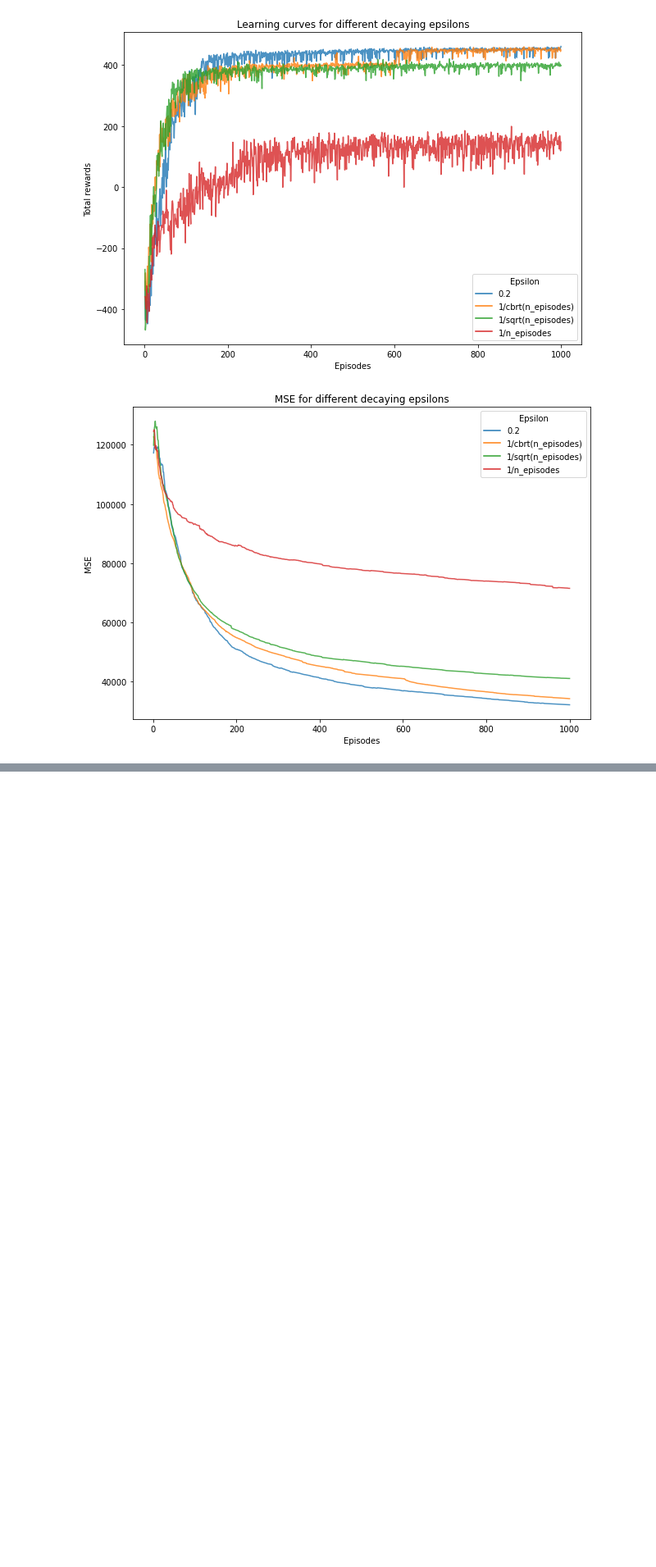
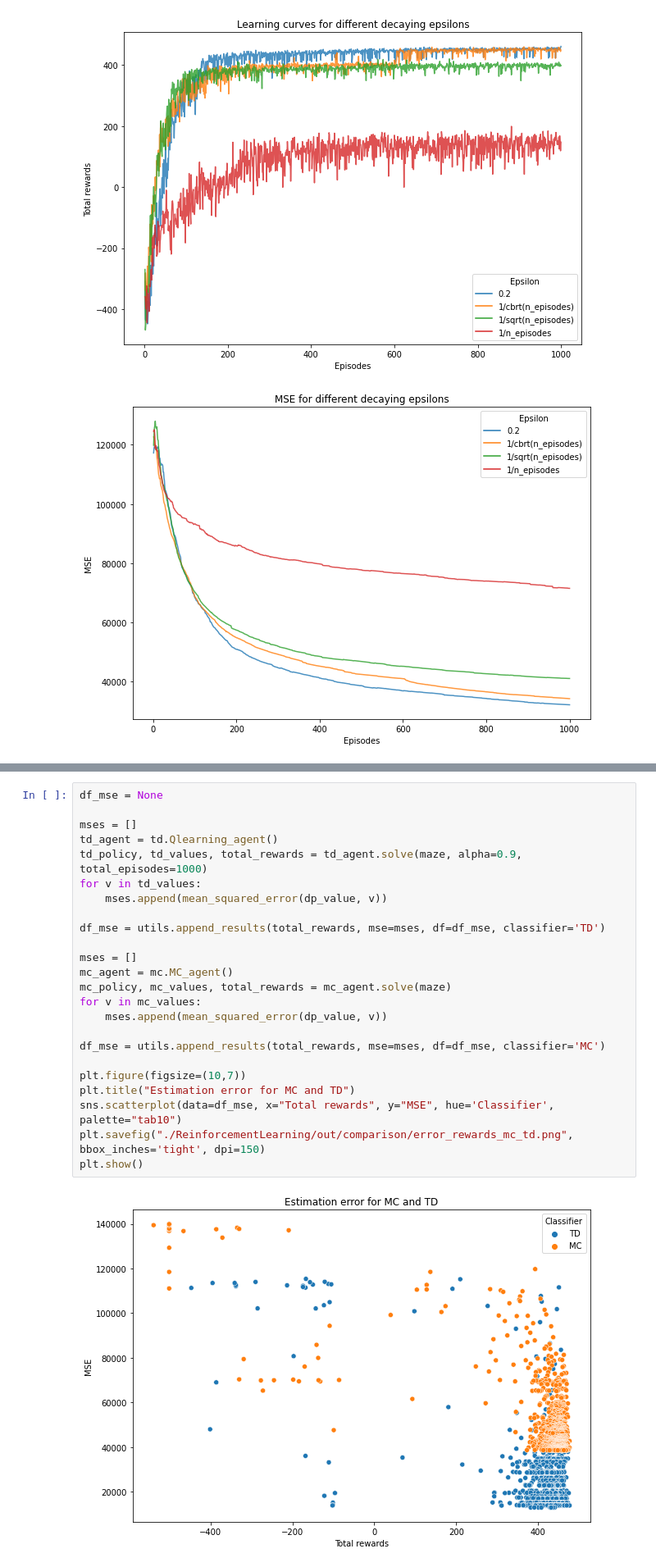
Before and after one commit to ggarrofe/RL_Tabular_Methods, a Jupyter notebook: tabular_methods.ipynb, the cells around one changed output, grey strips where cells are left out. Shown at 82% size. Saved outputs shown, nothing was run; the diff lists cells and outputs as text; blank space fills up the shorter version.

Commit message:
updated comparison mc td

```diff
--- a/tabular_methods.ipynb
+++ b/tabular_methods.ipynb
@@ -308,0 +388,26 @@ maze.get_graphics().draw_value(td_values[-1], "out/td/")
+# %%
+df_mse = None
+
+mses = []
+td_agent = td.Qlearning_agent()
+td_policy, td_values, total_rewards = td_agent.solve(maze, alpha=0.9, total_episodes=1000)
+for v in td_values:
+    mses.append(mean_squared_error(dp_value, v))
+
+df_mse = utils.append_results(total_rewards, mse=mses, df=df_mse, classifier='TD')
+
+mses = []
+mc_agent = mc.MC_agent()
+mc_policy, mc_values, total_rewards = mc_agent.solve(maze)
+for v in mc_values:
+    mses.append(mean_squared_error(dp_value, v))
+
+df_mse = utils.append_results(total_rewards, mse=mses, df=df_mse, classifier='MC')
+
+plt.figure(figsize=(10,7))
+plt.title("Estimation error for MC and TD")
+sns.scatterplot(data=df_mse, x="Total rewards", y="MSE", hue='Classifier', palette="tab10")
+plt.savefig("./ReinforcementLearning/out/comparison/error_rewards_mc_td.png", bbox_inches='tight', dpi=150)
+plt.show()
+# %% [output]
+[figure, added]
```
Also changed, not shown: parts of 13 cells of this notebook, 1 other file.
